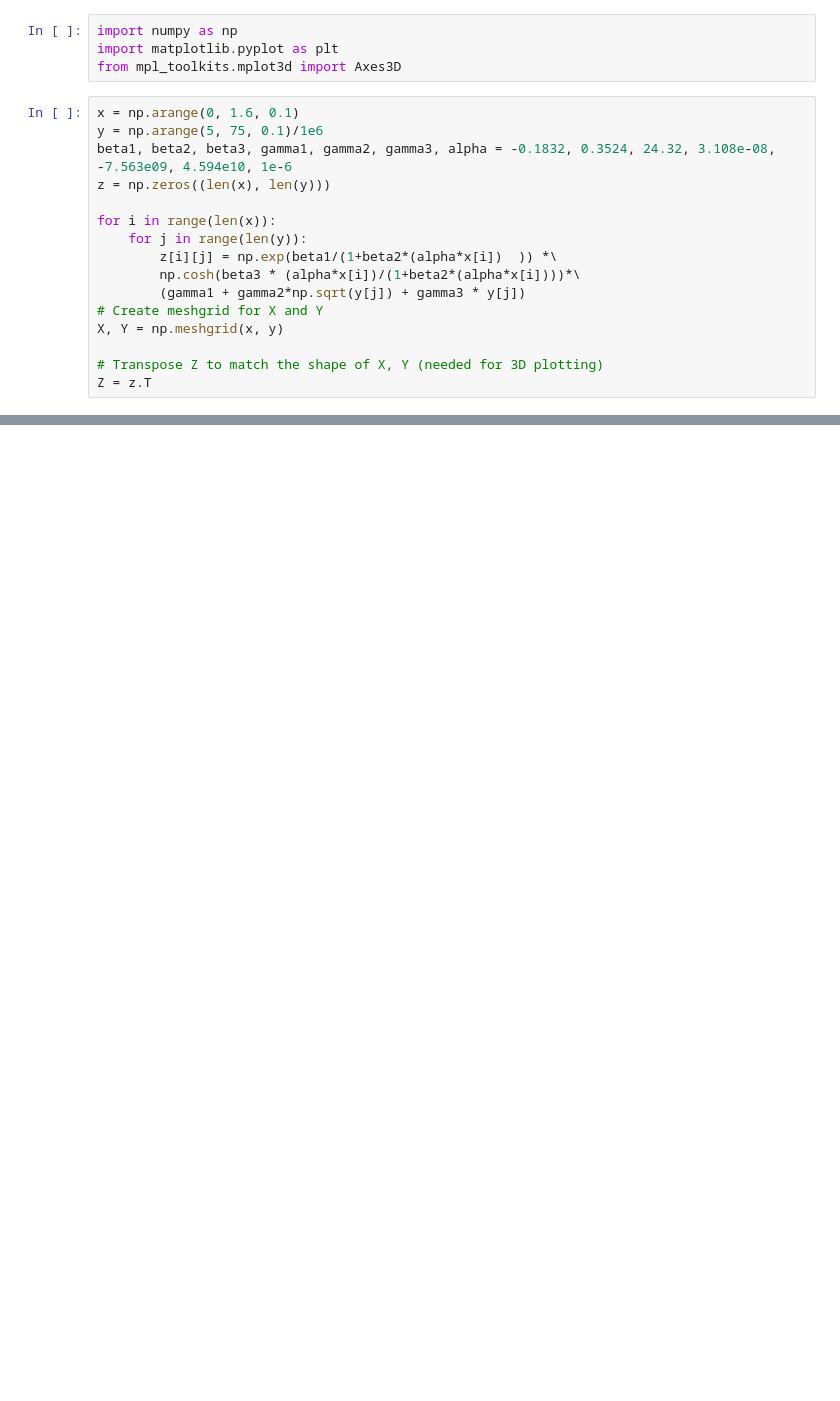
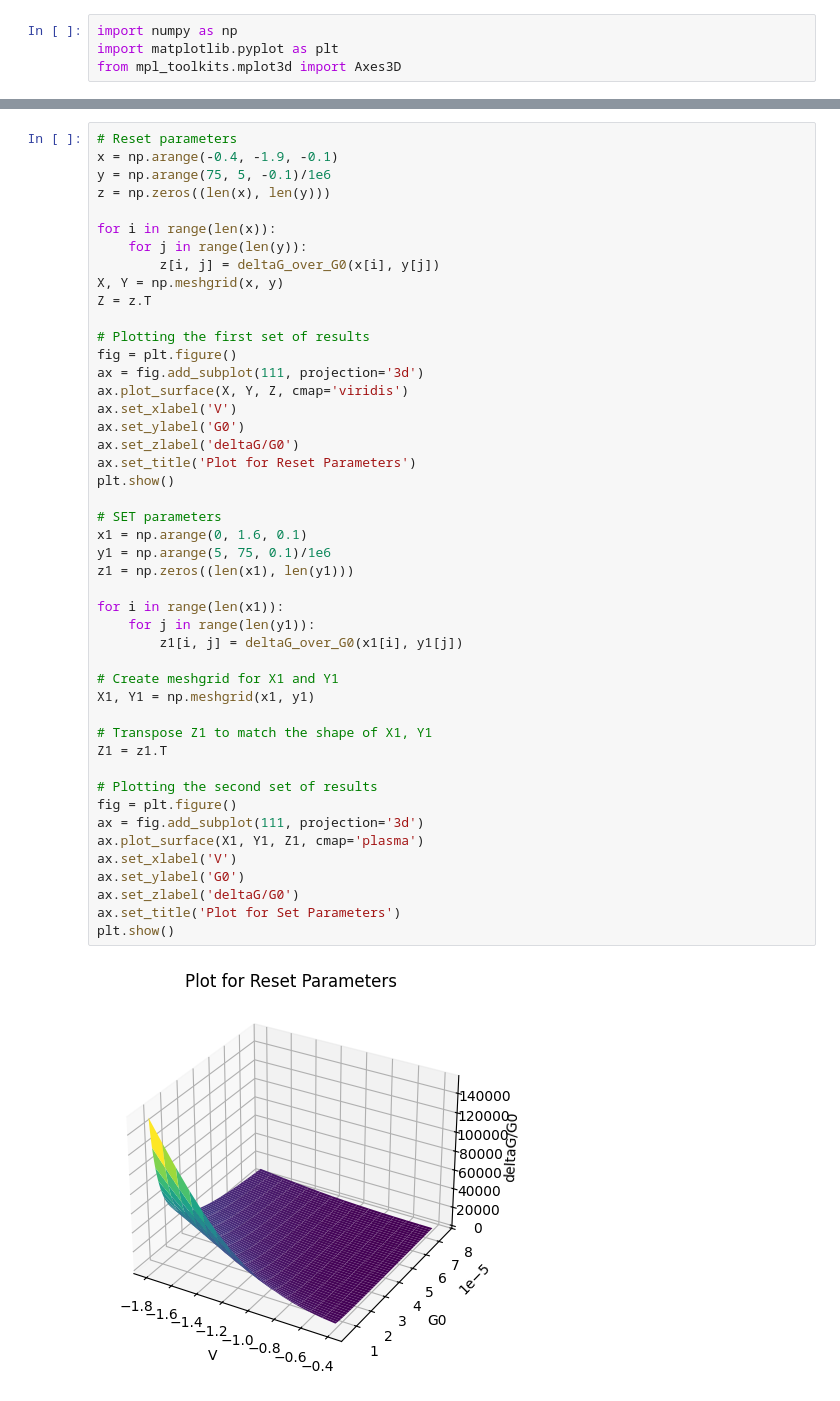
Before and after one commit to adithyasai20/hardware-aware-learning, a Jupyter notebook: plot_values.ipynb, the cells around one changed output, grey strips where cells are left out. Drawn from its saved outputs; the diff is of its cells as text; blank space fills up the shorter version.

```diff
--- a/plot_values.ipynb
+++ b/plot_values.ipynb
@@ -2,19 +2,3 @@
 import numpy as np
 import matplotlib.pyplot as plt
 from mpl_toolkits.mplot3d import Axes3D
-# %%
-x = np.arange(0, 1.6, 0.1)
-y = np.arange(5, 75, 0.1)/1e6
-beta1, beta2, beta3, gamma1, gamma2, gamma3, alpha = -0.1832, 0.3524, 24.32, 3.108e-08, -7.563e09, 4.594e10, 1e-6
-z = np.zeros((len(x), len(y)))
-
-for i in range(len(x)):
-    for j in range(len(y)):
-        z[i][j] = np.exp(beta1/(1+beta2*(alpha*x[i])  )) *\
-        np.cosh(beta3 * (alpha*x[i])/(1+beta2*(alpha*x[i])))*\
-        (gamma1 + gamma2*np.sqrt(y[j]) + gamma3 * y[j])
-# Create meshgrid for X and Y
-X, Y = np.meshgrid(x, y)
-
-# Transpose Z to match the shape of X, Y (needed for 3D plotting)
-Z = z.T
@@ -38,0 +29,48 @@ plt.show()
+# %%
+# Reset parameters
+x = np.arange(-0.4, -1.9, -0.1)
+y = np.arange(75, 5, -0.1)/1e6
+z = np.zeros((len(x), len(y)))
+
+for i in range(len(x)):
+    for j in range(len(y)):
+        z[i, j] = deltaG_over_G0(x[i], y[j])
+X, Y = np.meshgrid(x, y)
+Z = z.T
+
+# Plotting the first set of results
+fig = plt.figure()
+ax = fig.add_subplot(111, projection='3d')
+ax.plot_surface(X, Y, Z, cmap='viridis')
+ax.set_xlabel('V')
+ax.set_ylabel('G0')
+ax.set_zlabel('deltaG/G0')
+ax.set_title('Plot for Reset Parameters')
+plt.show()
+
+# SET parameters
+x1 = np.arange(0, 1.6, 0.1)
+y1 = np.arange(5, 75, 0.1)/1e6
+z1 = np.zeros((len(x1), len(y1)))
+
+for i in range(len(x1)):
+    for j in range(len(y1)):
+        z1[i, j] = deltaG_over_G0(x1[i], y1[j])
+
+# Create meshgrid for X1 and Y1
+X1, Y1 = np.meshgrid(x1, y1)
+
+# Transpose Z1 to match the shape of X1, Y1
+Z1 = z1.T
+
+# Plotting the second set of results
+fig = plt.figure()
+ax = fig.add_subplot(111, projection='3d')
+ax.plot_surface(X1, Y1, Z1, cmap='plasma')
+ax.set_xlabel('V')
+ax.set_ylabel('G0')
+ax.set_zlabel('deltaG/G0')
+ax.set_title('Plot for Set Parameters')
+plt.show()
+# %% [output]
+[figure, added]
```
Also changed, not shown: parts of 7 cells of this notebook, 4 other files.
